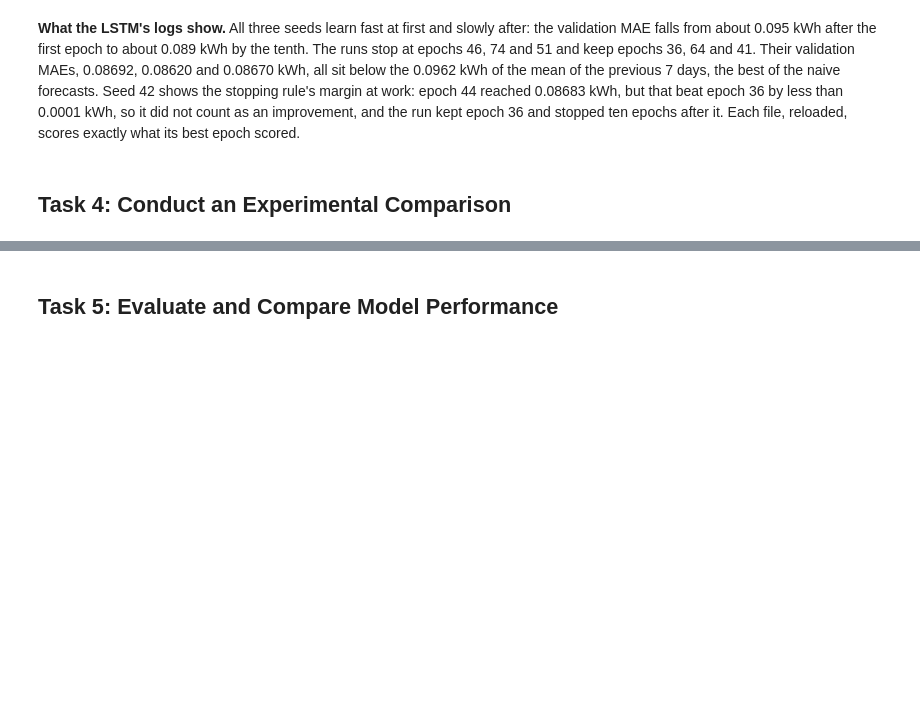
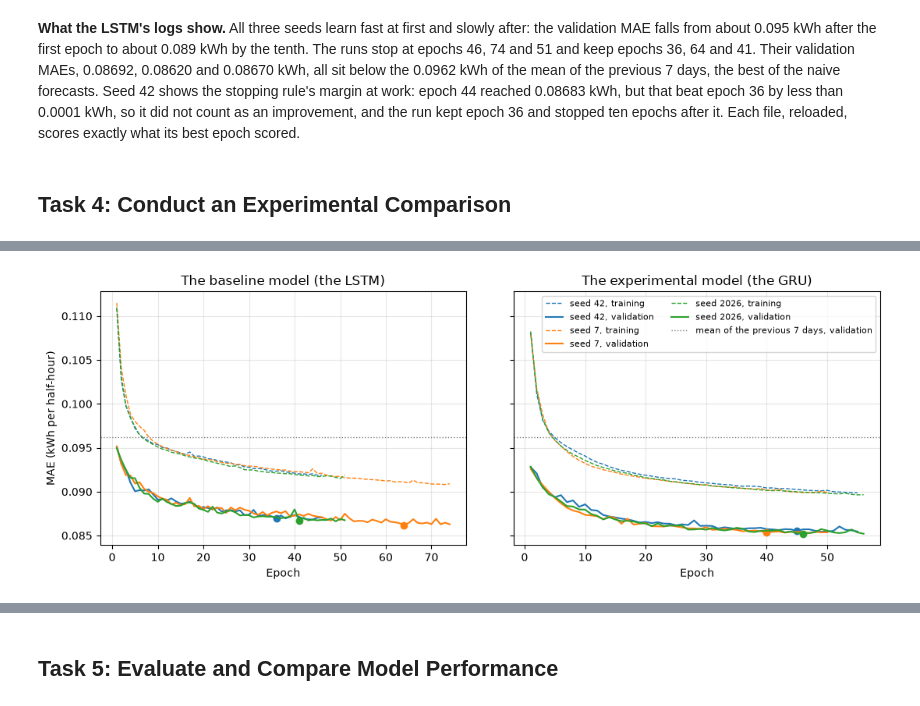
Before and after one commit to PaddyGilliland1/deep-learning-systems-project, a Jupyter notebook: deep_learning.ipynb, the cells around one changed output, grey strips where cells are left out. Cells and saved outputs as stored; diff of their text form; code cells hidden in the pictures; blank space fills up the shorter version.

Commit message:
Train the GRU over the same seeds

```diff
--- a/deep_learning.ipynb
+++ b/deep_learning.ipynb
@@ -1472,0 +1500,19 @@ LSTM seed 2026: best epoch 41 of 51, validation MAE 0.08670 kWh; saved to output
+# %%
+counts = {}
+for cell, label in (
+    ("lstm", "the baseline model (the LSTM)"),
+    ("gru", "the experimental model (the GRU)"),
+):
+    model = ForecastRNN(cell, settings["hidden_size"], settings["num_layers"])
+    counts[cell] = count_parameters(model)
+    parts = ", ".join(
+        f"{name} {count_parameters(part):,}"
+        for name, part in model.named_children()
+    )
+    print(f"Trainable parameters, {label}: {counts[cell]:,} ({parts})")
+gap = counts["lstm"] - counts["gru"]
+print(
+    f"\nThe LSTM has {gap:,} more parameters than the GRU "
+    f"({gap / counts['gru']:.0%} more): each of its layers has four gate "
+    "blocks where the GRU's has three, and the head is the same."
+)
@@ -1472,0 +1575,52 @@ LSTM seed 2026: best epoch 41 of 51, validation MAE 0.08670 kWh; saved to output
+# %%
+naive_mae = naive_table.loc[
+    "mean of the previous 7 days", "MAE (kWh per half-hour)"
+]
+print(
+    "Figure 2: training MAE (the epoch's L1 loss times the scaler's "
+    f"standard deviation, {std:.4f} kWh) and validation MAE, by epoch; a dot "
+    "marks each run's best epoch, and the dotted line is the validation MAE "
+    f"of the mean of the previous 7 days, {naive_mae:.4f} kWh"
+)
+colours = dict(zip(SEEDS, ["tab:blue", "tab:orange", "tab:green"]))
+fig, axes = plt.subplots(1, 2, figsize=(11, 4.2), sharey=True)
+for ax, cell, label in zip(
+    axes,
+    ("lstm", "gru"),
+    ("The baseline model (the LSTM)", "The experimental model (the GRU)"),
+):
+    for seed in SEEDS:
+        run = runs[(cell, seed)]
+        history = pd.DataFrame(run["history"])
+        ax.plot(
+            history["epoch"],
+            history["training loss"] * std,
+            color=colours[seed],
+            linestyle="--",
+            linewidth=1,
+            label=f"seed {seed}, training",
+        )
+        ax.plot(
+            history["epoch"],
+            history["validation MAE (kWh)"],
+            color=colours[seed],
+            linewidth=1.5,
+            label=f"seed {seed}, validation",
+        )
+        ax.plot(run["best_epoch"], run["best_mae"], "o", color=colours[seed])
+    ax.axhline(
+        naive_mae,
+        color="grey",
+        linestyle=":",
+        linewidth=1,
+        label="mean of the previous 7 days, validation",
+    )
+    ax.set_title(label)
+    ax.set_xlabel("Epoch")
+    ax.grid(True, alpha=0.3)
+axes[0].set_ylabel("MAE (kWh per half-hour)")
+axes[1].legend(fontsize=8, ncol=2)
+fig.tight_layout()
+fig.savefig("outputs/figure_2_loss_curves.png", dpi=150, bbox_inches="tight")
+plt.show()
+# %% [output]
@@ -1472,0 +1628 @@ LSTM seed 2026: best epoch 41 of 51, validation MAE 0.08670 kWh; saved to output
+[figure, added]
```
Also changed, not shown: parts of 5 cells of this notebook.
